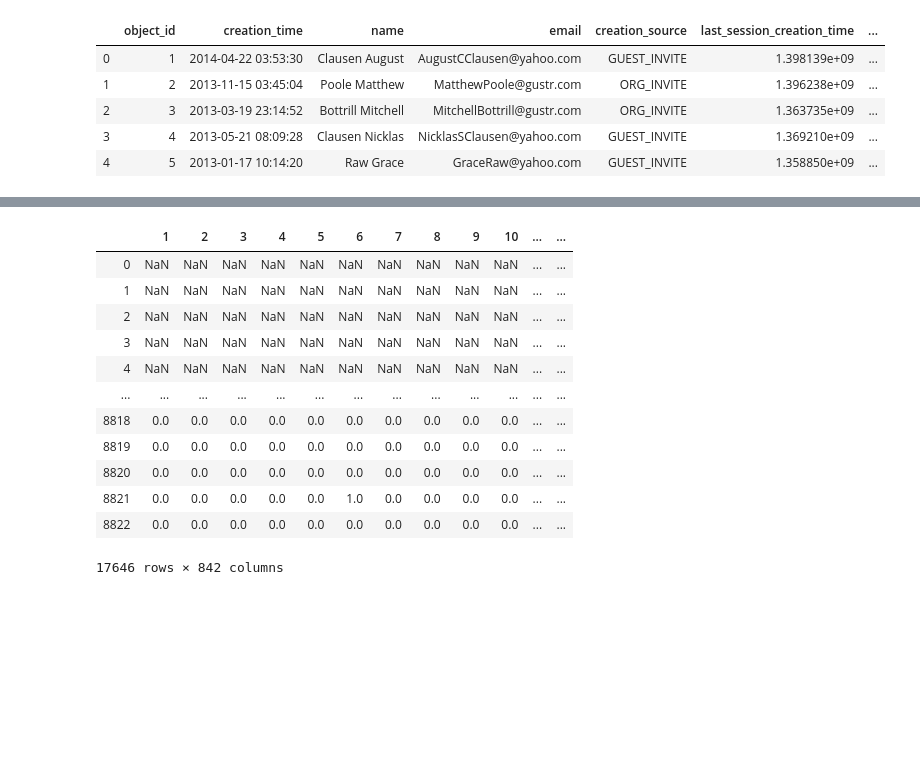
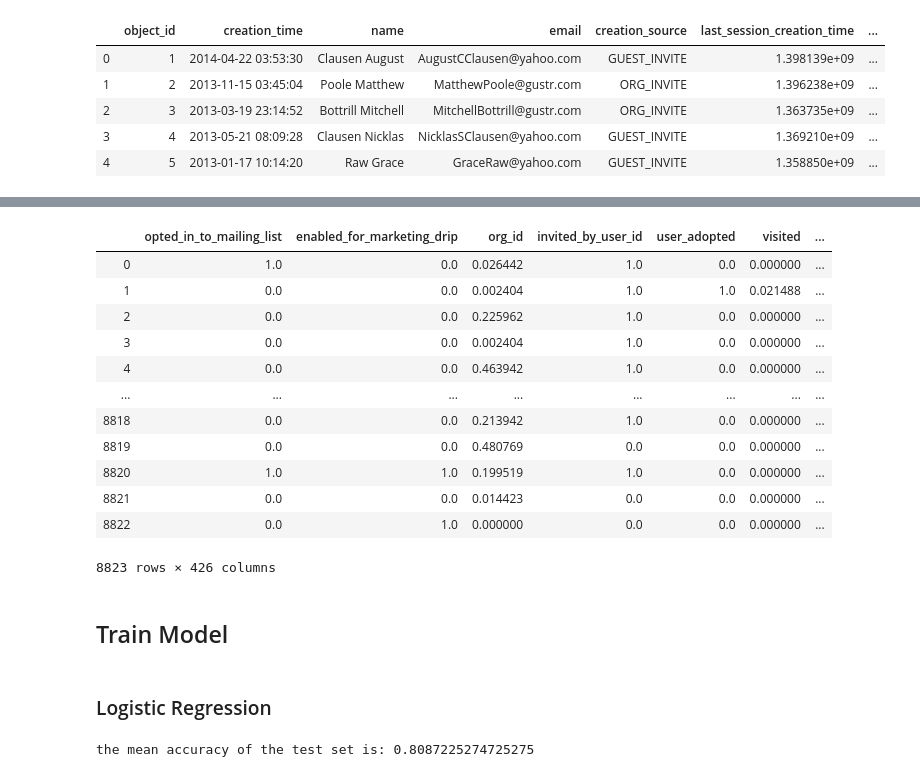
Before and after one commit to ldietsche/Springboard_Course, a Jupyter notebook: Take-Home Challenges/Relax Inc/Take-Home Relax Inc.ipynb, the cells around one changed output, grey strips where cells are left out. Cells and saved outputs as stored; diff of their text form; code cells hidden in the pictures; blank space fills up the shorter version.

```diff
--- a/Take-Home Challenges/Relax Inc/Take-Home Relax Inc.ipynb
+++ b/Take-Home Challenges/Relax Inc/Take-Home Relax Inc.ipynb
@@ -143,3 +135,5 @@ org_id = pd.get_dummies(df['org_id'], drop_first = True)
 # %%
+#merge the dataframes
 dfs = [df, org_id]
 df = pd.concat(dfs, axis = 1, join = 'inner')
+columns = df.columns
@@ -162,16 +140,26 @@ org_id
-# %%
-df
-# %% [output]
-|  | 1 | 2 | 3 | 4 | 5 | 6 | 7 | 8 | 9 | 10 | ... | ... |
-| 0 | NaN | NaN | NaN | NaN | NaN | NaN | NaN | NaN | NaN | NaN | ... | ... |
-| 1 | NaN | NaN | NaN | NaN | NaN | NaN | NaN | NaN | NaN | NaN | ... | ... |
-| 2 | NaN | NaN | NaN | NaN | NaN | NaN | NaN | NaN | NaN | NaN | ... | ... |
-| 3 | NaN | NaN | NaN | NaN | NaN | NaN | NaN | NaN | NaN | NaN | ... | ... |
-| 4 | NaN | NaN | NaN | NaN | NaN | NaN | NaN | NaN | NaN | NaN | ... | ... |
-| ... | ... | ... | ... | ... | ... | ... | ... | ... | ... | ... | ... | ... |
-| 8818 | 0.0 | 0.0 | 0.0 | 0.0 | 0.0 | 0.0 | 0.0 | 0.0 | 0.0 | 0.0 | ... | ... |
-| 8819 | 0.0 | 0.0 | 0.0 | 0.0 | 0.0 | 0.0 | 0.0 | 0.0 | 0.0 | 0.0 | ... | ... |
-| 8820 | 0.0 | 0.0 | 0.0 | 0.0 | 0.0 | 0.0 | 0.0 | 0.0 | 0.0 | 0.0 | ... | ... |
-| 8821 | 0.0 | 0.0 | 0.0 | 0.0 | 0.0 | 1.0 | 0.0 | 0.0 | 0.0 | 0.0 | ... | ... |
-| 8822 | 0.0 | 0.0 | 0.0 | 0.0 | 0.0 | 0.0 | 0.0 | 0.0 | 0.0 | 0.0 | ... | ... |
-17646 rows × 842 columns
+# %%
+#normalize the data in the dataframe
+scaler = MinMaxScaler()
+df = scaler.fit_transform(df)
+# %%
+df = pd.DataFrame(df)
+df.columns = columns
+df
+# %% [output]
+|  | opted_in_to_mailing_list | enabled_for_marketing_drip | org_id | invited_by_user_id | user_adopted | visited | ... |
+| 0 | 1.0 | 0.0 | 0.026442 | 1.0 | 0.0 | 0.000000 | ... |
+| 1 | 0.0 | 0.0 | 0.002404 | 1.0 | 1.0 | 0.021488 | ... |
+| 2 | 0.0 | 0.0 | 0.225962 | 1.0 | 0.0 | 0.000000 | ... |
+| 3 | 0.0 | 0.0 | 0.002404 | 1.0 | 0.0 | 0.000000 | ... |
+| 4 | 0.0 | 0.0 | 0.463942 | 1.0 | 0.0 | 0.000000 | ... |
+| ... | ... | ... | ... | ... | ... | ... | ... |
+| 8818 | 0.0 | 0.0 | 0.213942 | 1.0 | 0.0 | 0.000000 | ... |
+| 8819 | 0.0 | 0.0 | 0.480769 | 0.0 | 0.0 | 0.000000 | ... |
+| 8820 | 1.0 | 1.0 | 0.199519 | 1.0 | 0.0 | 0.000000 | ... |
+| 8821 | 0.0 | 0.0 | 0.014423 | 0.0 | 0.0 | 0.000000 | ... |
+| 8822 | 0.0 | 1.0 | 0.000000 | 0.0 | 0.0 | 0.000000 | ... |
+8823 rows × 426 columns
+# %% [markdown]
+## Train Model
+# %% [markdown]
+### Logistic Regression
@@ -177,0 +178,6 @@ df
+# %%
+#print out the mean accuracy on the given test data and labels.
+accuracy = clf.score(X_test, y_test)
+print('the mean accuracy of the test set is:', accuracy)
+# %% [output]
+the mean accuracy of the test set is: 0.8087225274725275
```
Also changed, not shown: parts of 18 cells of this notebook.
